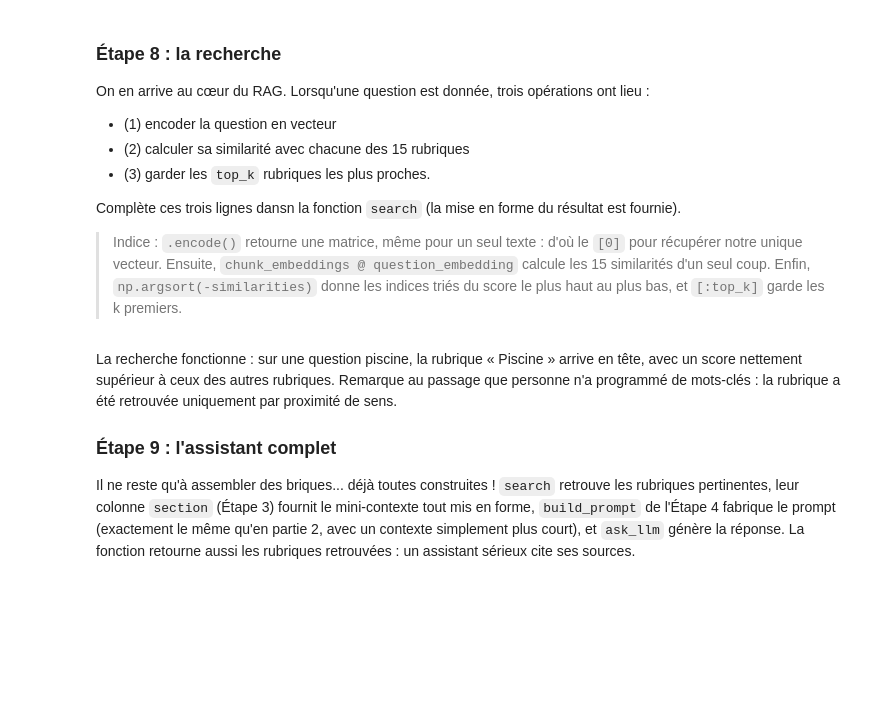
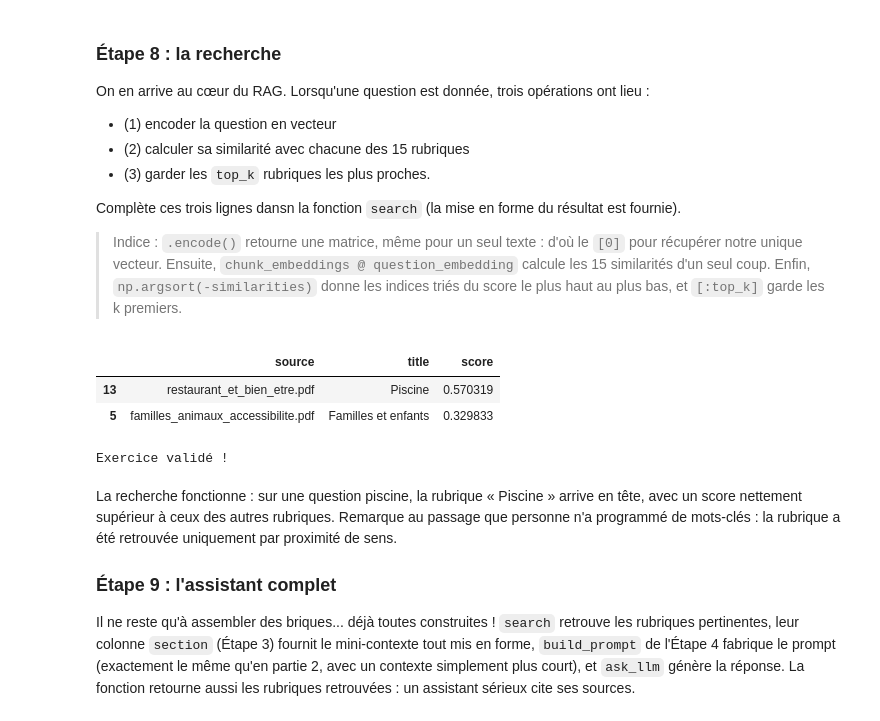
Before and after one commit to ranto26/Cahier-Vacances-2026, a Jupyter notebook: Projet_04/projet_04.ipynb, the cells around one changed output. Saved outputs shown, nothing was run; the diff lists cells and outputs as text; code cells hidden in the pictures; blank space fills up the shorter version.

```diff
--- a/Projet_04/projet_04.ipynb
+++ b/Projet_04/projet_04.ipynb
@@ -250,8 +320,7 @@ def build_prompt(context, question):
     """
 
     ### START CODE HERE ###
-
-
+    prompt = f"{ROLE}\n\n{context}\n\nQuestion d'un client : {question}\n{CONSIGNE}"
     ### END CODE HERE ###
 
     return prompt
@@ -285,8 +366,15 @@ for question in questions_hotel:
     ### START CODE HERE ###
 
     # construire le prompt
+    the_prompt = build_prompt(
+        context=context_md,
+        question=question
+    )
     # afficher la réponse du llm a l'écran
-
+    print_chat(
+        question=question,
+        answer=ask_llm(prompt=the_prompt)
+    )
     ### END CODE HERE ###
 
 print(f"Temps total : {time.time() - start:.0f} secondes pour {len(questions_hotel)} questions")
@@ -420,36 +538,41 @@ Complète ces trois lignes dansn la fonction `search` (la mise en forme du résu
 def search(question, top_k=2):
     """
     Retrieve the top_k pages most relevant to a question.
 
     Arguments:
     question -- the client's question, as a string
     top_k -- number of pages to return
 
     Returns:
     results -- the top_k rows of pages, with an added score column,
                sorted from most to least relevant
     """
 
     ### START CODE HERE ###
 
-    question_embedding = # (1)
-    similarities =  # (2)
-    top_indices = # (3)
+    question_embedding = embedder.encode([question], normalize_embeddings=True)[0] # (1)
+    similarities = chunk_embeddings@question_embedding # (2)
+    top_indices = np.argsort(-similarities)[:top_k] # (3)
 
     ### END CODE HERE ###
 
     results = pages.iloc[top_indices].copy()
     results["score"] = similarities[top_indices]
     return results
 
 
 test_results = search("Est-ce qu'il y a une piscine ?")
 display(test_results[["source", "title", "score"]])
 
 assert len(test_results) == 2, "top_k=2 devrait retourner 2 résultats"
 assert test_results.iloc[0]["title"] == "Piscine", \
     "La rubrique la plus pertinente pour cette question devrait être « Piscine »"
 print("Exercice validé !")
+# %% [output]
+|  | source | title | score |
+| 13 | restaurant_et_bien_etre.pdf | Piscine | 0.570319 |
+| 5 | familles_animaux_accessibilite.pdf | Familles et enfants | 0.329833 |
+Exercice validé !
 # %% [markdown]
 La recherche fonctionne : sur une question piscine, la rubrique « Piscine » arrive en tête, avec un score nettement supérieur à ceux des autres rubriques. Remarque au passage que personne n'a programmé de mots-clés : la rubrique a été retrouvée uniquement par proximité de sens.
 
```
Also changed, not shown: parts of 17 cells of this notebook.
